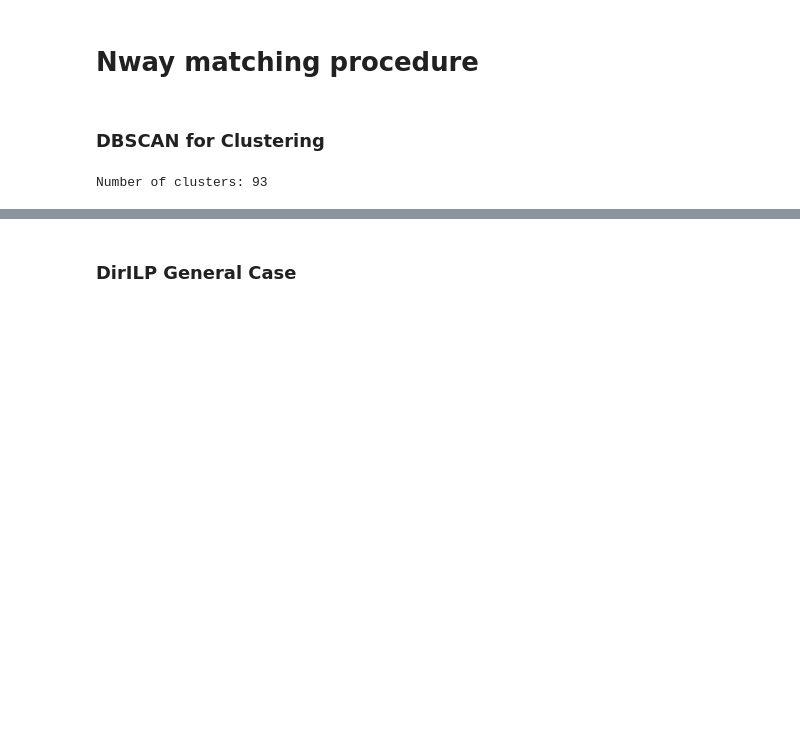
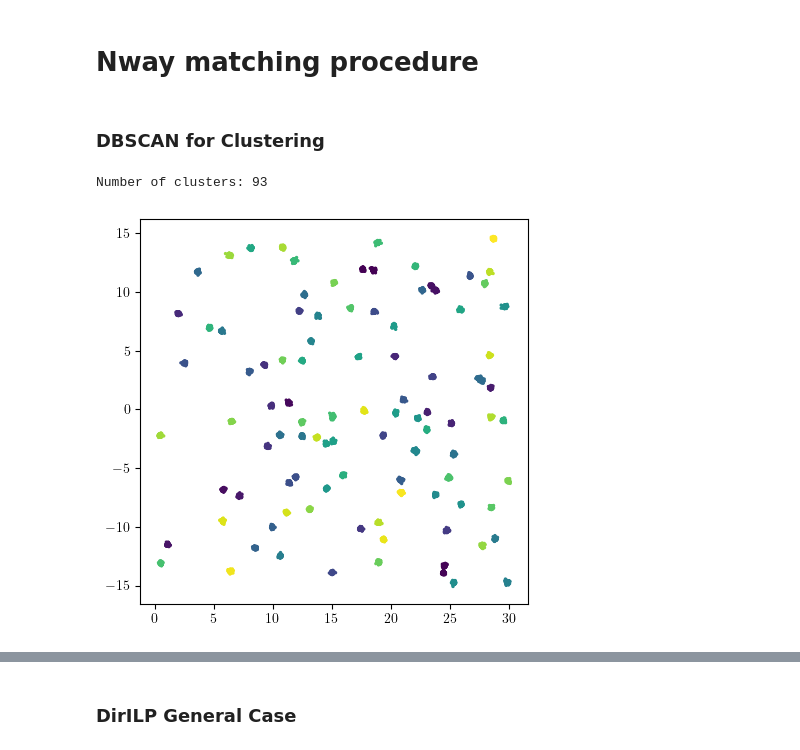
Before and after one commit to jacobf18/astronomical-matching, a Jupyter notebook: CanILP + DirILP General case.ipynb, the cells around one changed output, grey strips where cells are left out. Cells and saved outputs as stored; diff of their text form; code cells hidden in the pictures; blank space fills up the shorter version.

```diff
--- a/CanILP + DirILP General case.ipynb
+++ b/CanILP + DirILP General case.ipynb
@@ -325,6 +308,21 @@ for source_index in range(num):
 #     x, y = cmat[i][:,:2].T
 #     plt.scatter(x,y,s=1.0)
 # plt.show()
+# %%
+m_new_npy = np.array(
+    [
+        [0.0, 0.0, 0.7],
+        [0.0, 0.2, 0.75]
+    ]
+)
+m_new = pd.DataFrame(m_new_npy, columns=["x","y","u"])
+
+cmat = []
+sel_list = []
+for i in range(num_catalog): #List of catalogs with coordinates and conditions
+    catalog_i, final_sel = cat(m_new)
+    cmat.append(catalog_i)
+    sel_list.append(final_sel)
 # %% [markdown]
 # Nway matching procedure
 # %% [markdown]
@@ -332,20 +330,22 @@ for source_index in range(num):
 # %%
 label = []
 X = []
 for i in range(num_catalog):
     label += [i]*len(cmat[i])
     first_coord, second_coord = cmat[i][:,:2].T
     X += [(i, j) for i, j in zip(first_coord, second_coord)]
 label = np.array(label)
 X = np.array(X)
 sigma_max = 0.1
+# sigma_max = 1.0
 result = DBSCAN(eps=5*sigma_max, min_samples=2).fit(X)
-y_pred = DBSCAN(eps=5*sigma_max, min_samples=2).fit_predict(X)
-# fig = plt.figure(figsize=(5,5))
-# plt.scatter(X[:,0], X[:,1], c=y_pred, s=2.0)
+y_pred = result.labels_
+fig = plt.figure(figsize=(5,5))
+plt.scatter(X[:,0], X[:,1], c=y_pred, s=2.0)
 print('Number of clusters: {}'.format(len(set(y_pred[np.where(y_pred != -1)]))))
 # %% [output]
 Number of clusters: 93
+[figure, added]
 # %%
 def get_cicle_equidistant_pnts(N):
     theta = np.linspace(0, 2*np.pi, N, endpoint = False)
```
Also changed, not shown: parts of 23 cells of this notebook.
